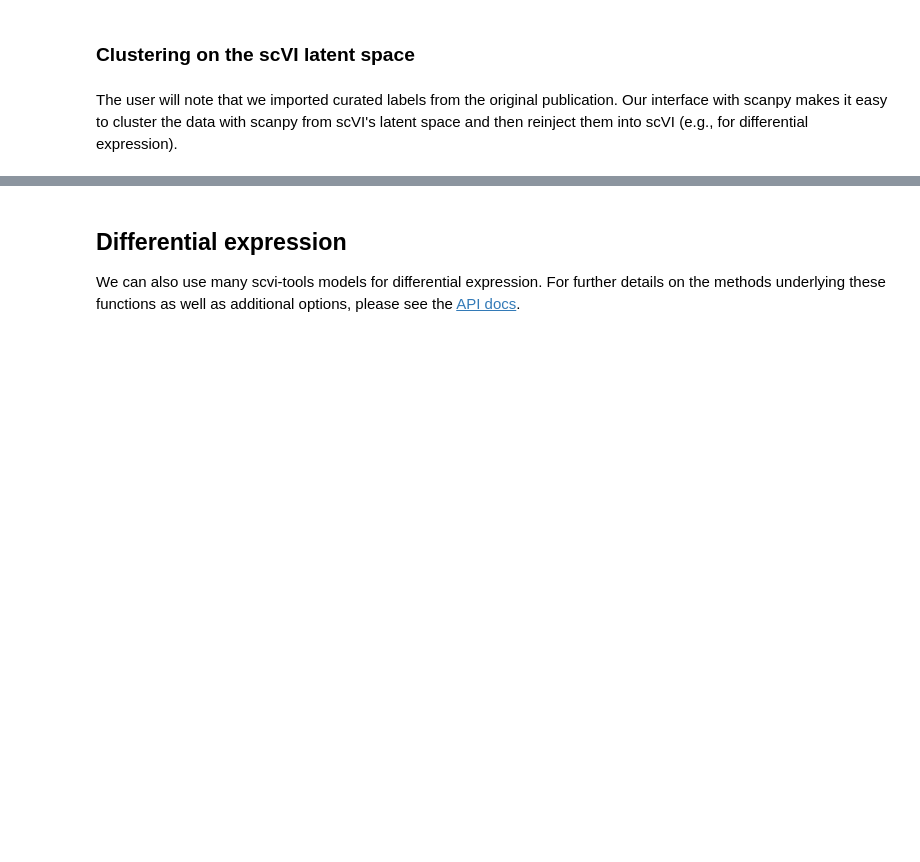
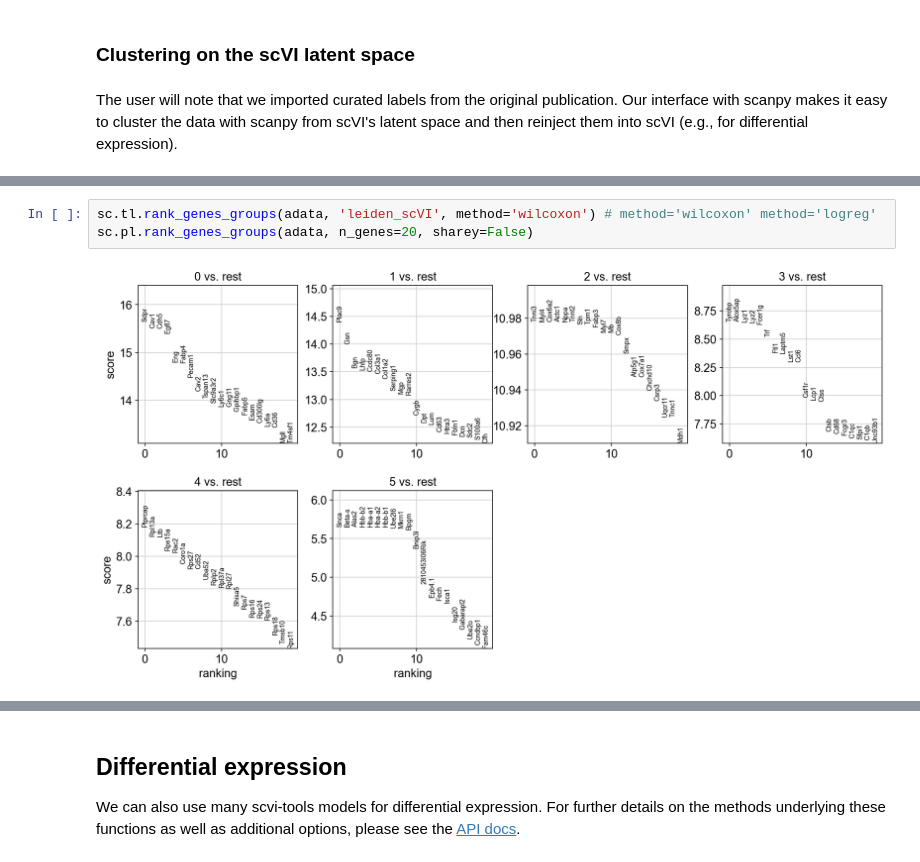
Before and after one commit to arcotan/single-cell-data-analysis, a Jupyter notebook: scviTools/matteo.ipynb, the cells around one changed output, grey strips where cells are left out. Cells and saved outputs as stored; diff of their text form; blank space fills up the shorter version.

```diff
--- a/scviTools/matteo.ipynb
+++ b/scviTools/matteo.ipynb
@@ -216,0 +248,5 @@ AnnData object with n_obs × n_vars = 370 × 1200
+# %%
+sc.tl.rank_genes_groups(adata, 'leiden_scVI', method='wilcoxon') # method='wilcoxon' method='logreg'
+sc.pl.rank_genes_groups(adata, n_genes=20, sharey=False)
+# %% [output]
+[figure, added]
```
Also changed, not shown: parts of 17 cells of this notebook, 5 other files.
